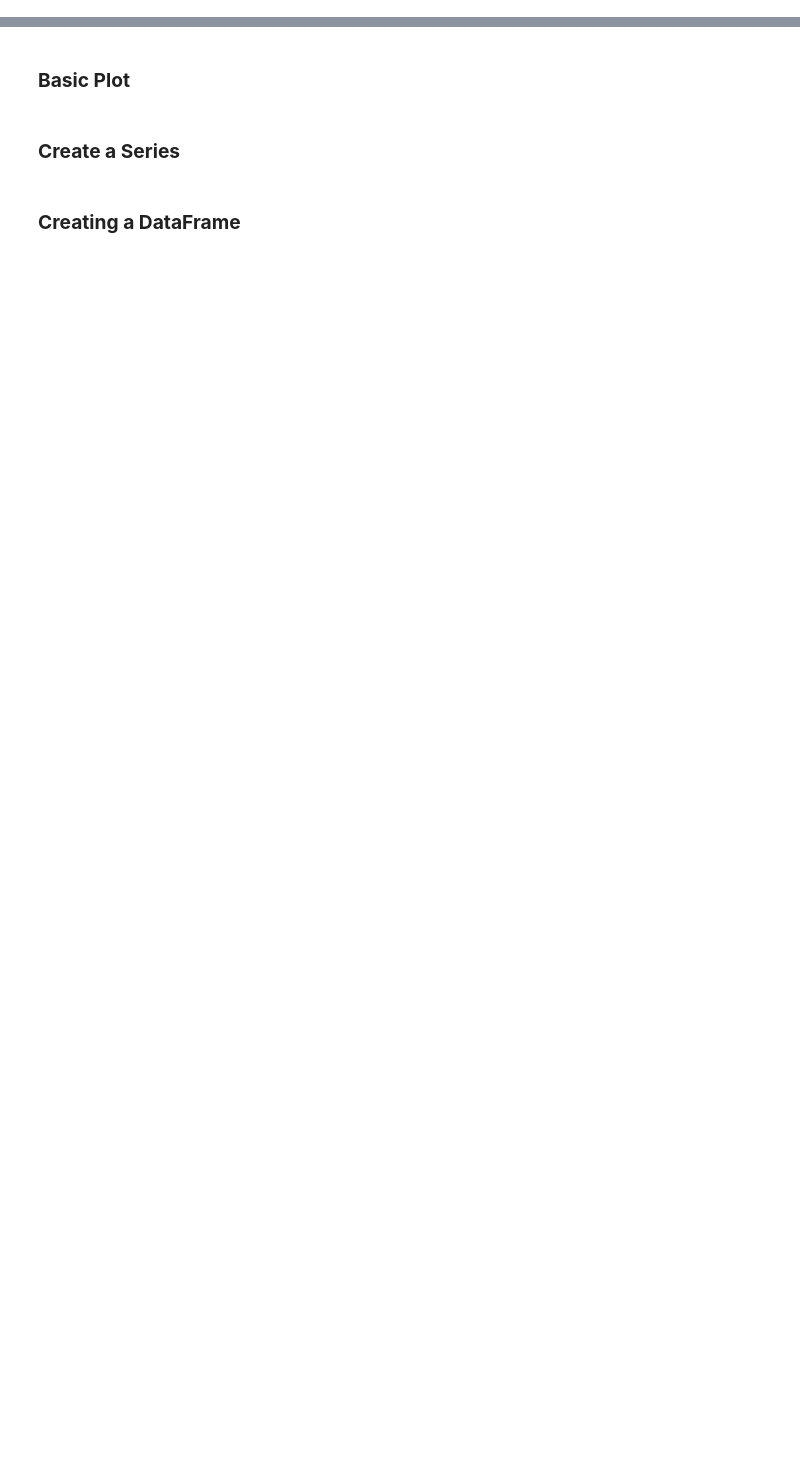
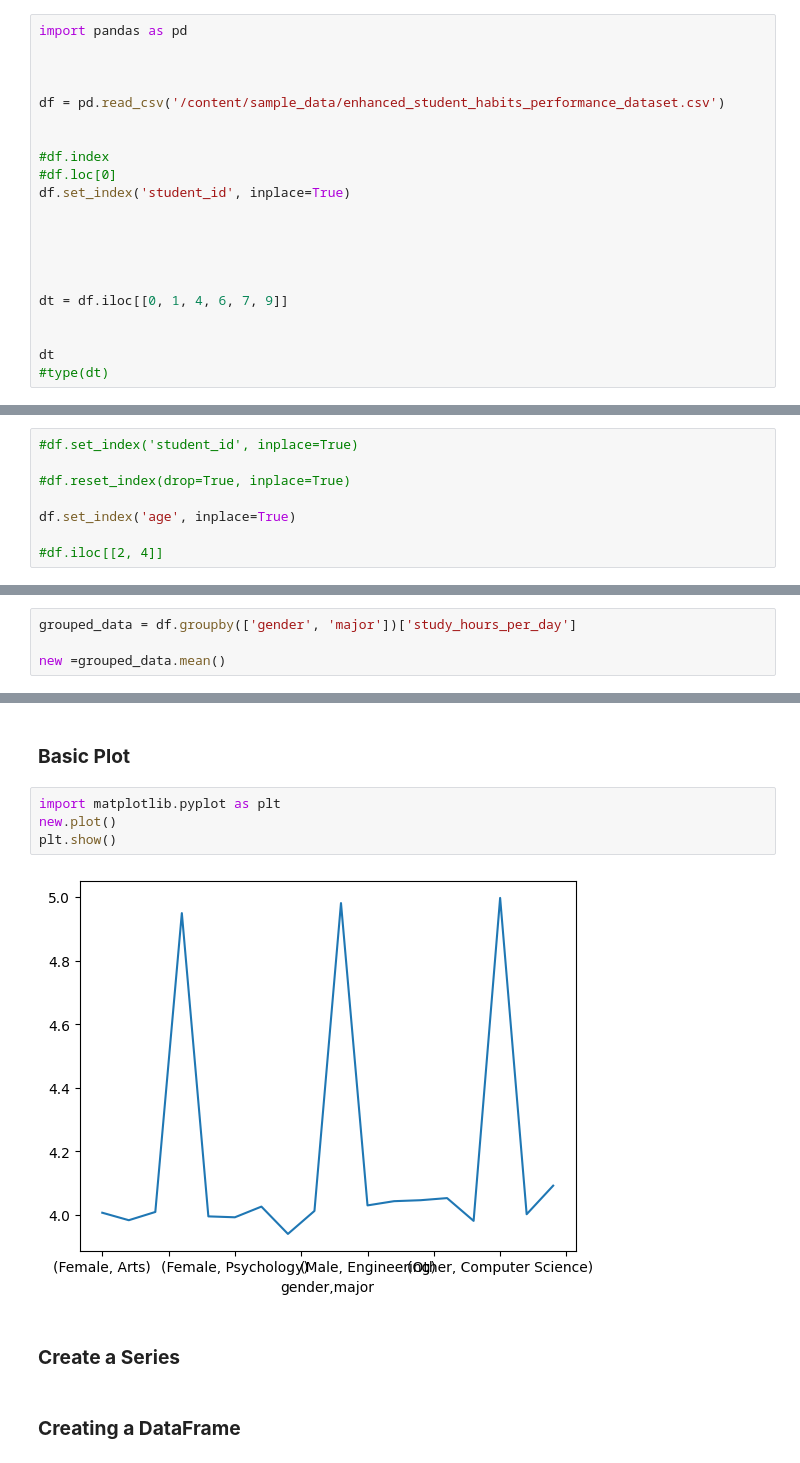
Before and after one commit to Stephen-Data-Engineer-Public/BASIC-PYTHON-PROJECT, a Jupyter notebook: Tech_Class_Week7.ipynb, the cells around one changed output, grey strips where cells are left out. Cells and saved outputs as stored; diff of their text form; blank space fills up the shorter version.

```diff
--- a/Tech_Class_Week7.ipynb
+++ b/Tech_Class_Week7.ipynb
@@ -170,3 +473,24 @@ You automate data collection from Twitter using Tweepy to track mentions of a br
 **Pandas** is an open-source Python library for data analysis. It gives Python the ability to work with spreadsheet-like data, allowing for fast data loading, manipulation, merging, and more. Pandas introduces two new data types to Python: **Series** and **DataFrame**. A **DataFrame** represents your entire spreadsheet or rectangular dataset, whereas a **Series** is a single column of the DataFrame.
 # %% [markdown]
 ### **Load Your First Data Set:**
+# %%
+import pandas as pd
+
+
+
+df = pd.read_csv('/content/sample_data/enhanced_student_habits_performance_dataset.csv')
+
+
+#df.index
+#df.loc[0]
+df.set_index('student_id', inplace=True)
+
+
+
+
+
+dt = df.iloc[[0, 1, 4, 6, 7, 9]]
+
+
+dt
+#type(dt)
@@ -174,5 +508,13 @@ You automate data collection from Twitter using Tweepy to track mentions of a br
 ### **Look at Columns, Rows, and Cells**
 # %% [markdown]
 ##### **subset of a row**
+# %%
+#df.set_index('student_id', inplace=True)
+
+#df.reset_index(drop=True, inplace=True)
+
+df.set_index('age', inplace=True)
+
+#df.iloc[[2, 4]]
 # %% [markdown]
 ##### **Subsetting with range()**
@@ -179,2 +528,6 @@ You automate data collection from Twitter using Tweepy to track mentions of a br
 # %% [markdown]
 ### **Grouped and Aggregated Calculations**
+# %%
+grouped_data = df.groupby(['gender', 'major'])['study_hours_per_day']
+
+new =grouped_data.mean()
@@ -181,5 +554,11 @@ You automate data collection from Twitter using Tweepy to track mentions of a br
 # %% [markdown]
 ### **Basic Plot**
+# %%
+import matplotlib.pyplot as plt
+new.plot()
+plt.show()
+# %% [output]
+[figure, added]
 # %% [markdown]
 ### **Create a Series**
 # %% [markdown]
```
Also changed, not shown: parts of 55 cells of this notebook.
